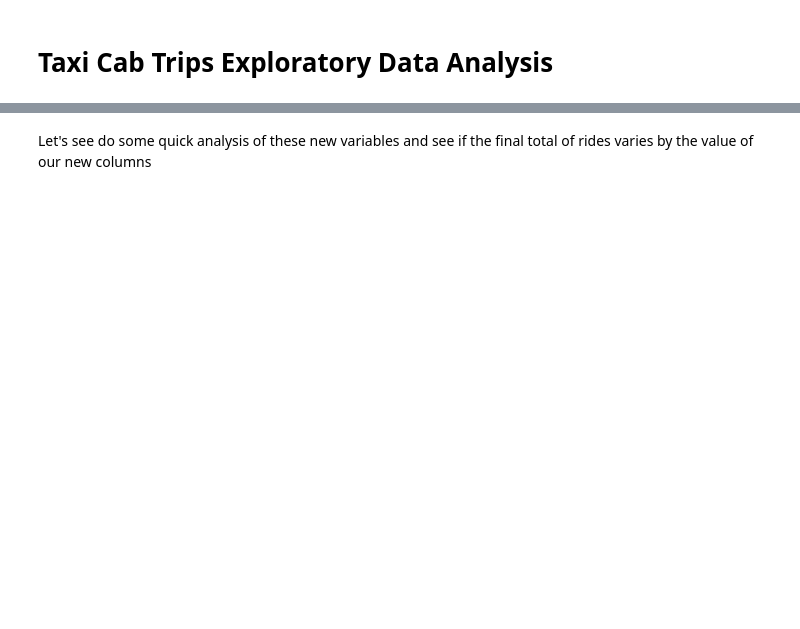
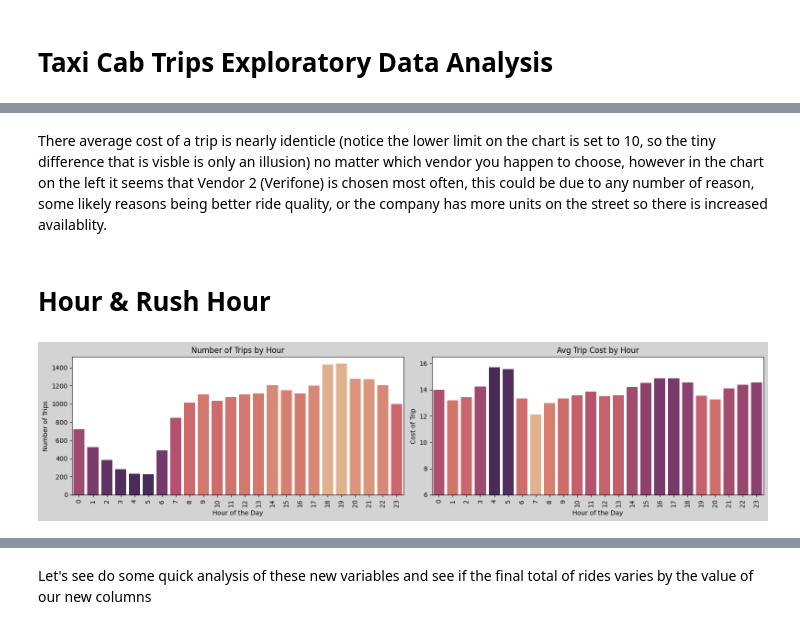
Before and after one commit to DonFetti/TaxiCab_Project, a Jupyter notebook: taxi_exploratory.ipynb, the cells around one changed output, grey strips where cells are left out. Cells and saved outputs as stored; diff of their text form; code cells hidden in the pictures; blank space fills up the shorter version.

```diff
--- a/taxi_exploratory.ipynb
+++ b/taxi_exploratory.ipynb
@@ -81,0 +50,31 @@ by_hour_rides = df["hour"].value_counts().sort_values(ascending=False)
+# %% [markdown]
+There average cost of a trip is nearly identicle (notice the lower limit on the chart is set to 10, so the tiny difference that is visble is only an illusion) no matter which vendor you happen to choose, however in the chart on the left it seems that Vendor 2 (Verifone) is chosen most often, this could be due to any number of reason, some likely reasons being better ride quality, or the company has more units on the street so there is increased availablity.
+# %% [markdown]
+# Hour & Rush Hour
+# %%
+by_hour_counts = df["hour"].value_counts().sort_index(ascending=False)
+by_hour_costs = df.groupby("hour")["subtotal"].mean()
+
+# Plotting a bar chart
+fig, axes = plt.subplots(1, 2, figsize=(16, 4))
+fig.patch.set_facecolor('lightgrey')
+
+# Plot the first chart
+sns.barplot(x=by_hour_counts.index, y=by_hour_counts.values, palette='flare_r', hue = by_hour_counts.values, legend = False, ax=axes[0])
+axes[0].set_title('Number of Trips by Hour')
+axes[0].set_xlabel('Hour of the Day')
+axes[0].set_ylabel('Number of Trips')
+axes[0].tick_params(axis='x', rotation=90)  # Rotate x-axis labels for better readability
+
+# Plot the second chart (copy of the first one)
+sns.barplot(x=by_hour_costs.index, y=by_hour_costs.values, palette='flare', hue = by_hour_costs.values, legend = False, ax=axes[1])
+axes[1].set_title('Avg Trip Cost by Hour')
+axes[1].set_xlabel('Hour of the Day')
+axes[1].set_ylabel('Cost of Trip')
+axes[1].set_ylim(6)
+axes[1].tick_params(axis='x', rotation=90)  # Rotate x-axis labels for better readability
+
+plt.tight_layout()
+plt.show()
+# %% [output]
+[figure, added]
```
Also changed, not shown: parts of 57 cells of this notebook.
